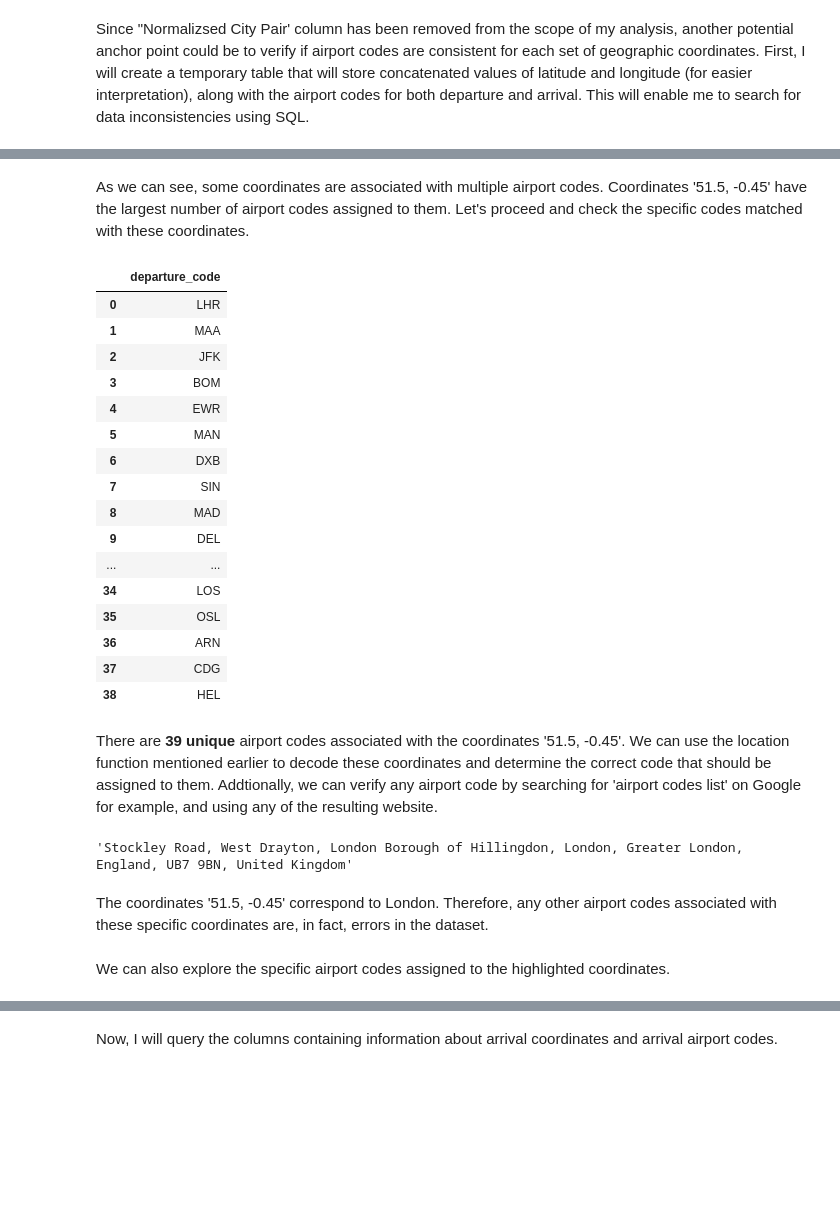
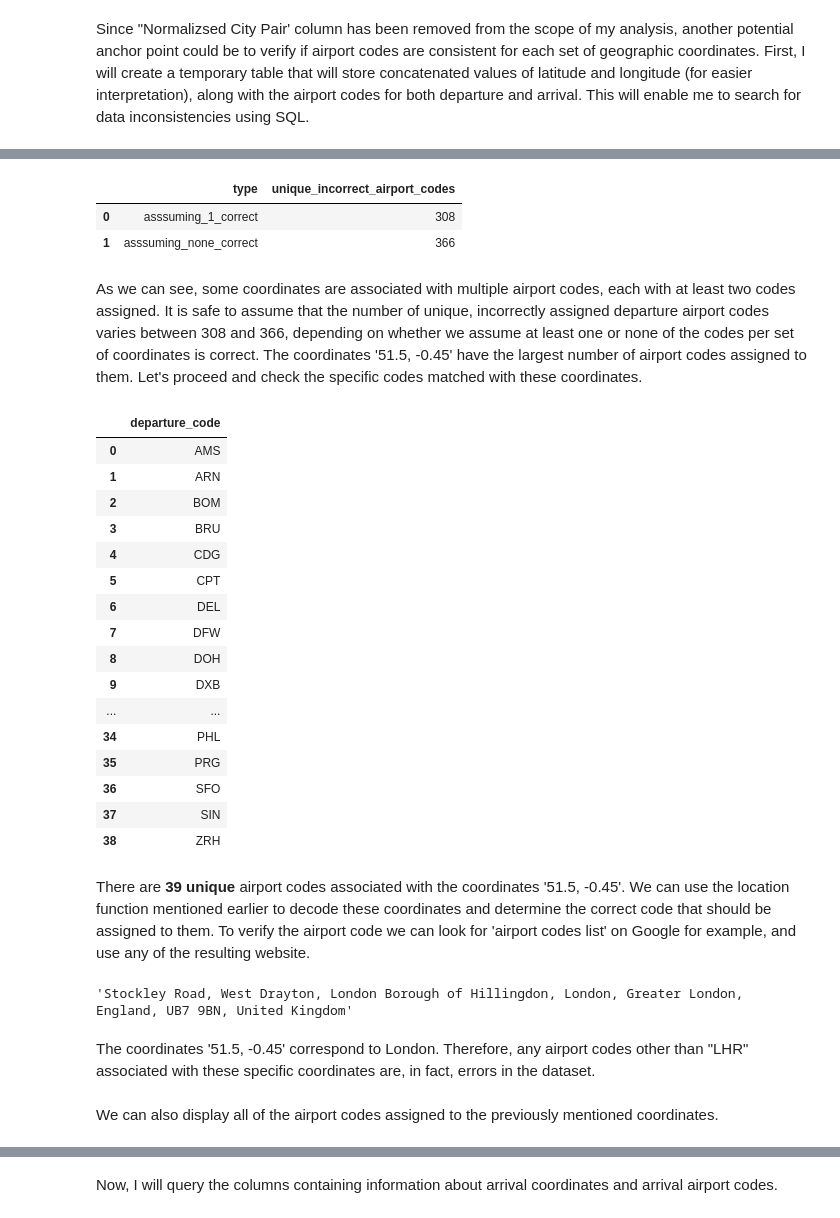
Before and after one commit to piotr-dziurny/flight_distance_analysis, a Jupyter notebook: solution.ipynb, the cells around one changed output, grey strips where cells are left out. Drawn from its saved outputs; the diff is of its cells as text; code cells hidden in the pictures; blank space fills up the shorter version.

```diff
--- a/solution.ipynb
+++ b/solution.ipynb
@@ -105,8 +105,8 @@ Kosmos Road, Ekurhuleni Ward 16, Kempton Park, City of Ekurhuleni Metropolitan M
 Since "Normalizsed City Pair' column has been removed from the scope of my analysis, another potential anchor point could be to verify if airport codes are consistent for each set of geographic coordinates. First, I will create a temporary table that will store concatenated values of latitude and longitude (for easier interpretation), along with the airport codes for both departure and arrival. This will enable me to search for data inconsistencies using SQL.
 # %%
 # concatenating longitude and latitude into a single column
-data["departure_coords"] = data["Departure_lat"].astype(str) + " " + data["Departure_lon"].astype(str)
-data["arrival_coords"] = data["Arrival_lat"].astype(str) + " " + data["Arrival_lon"].astype(str)
+data["departure_coords"] = data["Departure_lat"].astype(str) + ", " + data["Departure_lon"].astype(str)
+data["arrival_coords"] = data["Arrival_lat"].astype(str) + ", " + data["Arrival_lon"].astype(str)
 # %%
 departure_code = pd.DataFrame(data["Departure Code"].copy())
 arrival_code = pd.DataFrame(data["Arrival Code"].copy())
@@ -161,39 +162,62 @@ sqldf("""
+# %%
+sqldf("""
+    SELECT 'asssuming_1_correct' AS type, SUM(count_of_distinct_departure_codes) -  COUNT(departure_coords) as unique_incorrect_airport_codes
+    FROM (
+        SELECT departure_coords, COUNT(DISTINCT departure_code) AS count_of_distinct_departure_codes
+        FROM temp_df
+        GROUP BY departure_coords
+        HAVING COUNT(DISTINCT departure_code) > 1
+    ) temp
+UNION ALL
+    SELECT 'asssuming_none_correct' AS type, SUM(count_of_distinct_departure_codes) as unique_incorrect_airport_codes
+    FROM (
+        SELECT departure_coords, COUNT(DISTINCT departure_code) AS count_of_distinct_departure_codes
+        FROM temp_df
+        GROUP BY departure_coords
+        HAVING COUNT(DISTINCT departure_code) > 1
+    ) temp
+""")
+# %% [output]
+|  | type | unique_incorrect_airport_codes |
+| 0 | asssuming_1_correct | 308 |
+| 1 | asssuming_none_correct | 366 |
 # %% [markdown]
-As we can see, some coordinates are associated with multiple airport codes. Coordinates '51.5, -0.45' have the largest number of airport codes assigned to them. Let's proceed and check the specific codes matched with these coordinates.
+As we can see, some coordinates are associated with multiple airport codes, each with at least two codes assigned. It is safe to assume that the number of unique, incorrectly assigned departure airport codes varies between 308 and 366, depending on whether we assume at least one or none of the codes per set of coordinates is correct. The coordinates '51.5, -0.45' have the largest number of airport codes assigned to them. Let's proceed and check the specific codes matched with these coordinates.
 # %%
 sqldf("""
     SELECT DISTINCT departure_code
     FROM temp_df
-    WHERE departure_coords LIKE '51.5 -0.45'
+    WHERE departure_coords = '51.5, -0.45'
+    ORDER BY departure_code
 """)
 # %% [output]
 |  | departure_code |
-| 0 | LHR |
-| 1 | MAA |
-| 2 | JFK |
-| 3 | BOM |
-| 4 | EWR |
-| 5 | MAN |
-| 6 | DXB |
-| 7 | SIN |
-| 8 | MAD |
-| 9 | DEL |
+| 0 | AMS |
+| 1 | ARN |
+| 2 | BOM |
+| 3 | BRU |
+| 4 | CDG |
+| 5 | CPT |
+| 6 | DEL |
+| 7 | DFW |
+| 8 | DOH |
+| 9 | DXB |
 | ... | ... |
-| 34 | LOS |
-| 35 | OSL |
-| 36 | ARN |
-| 37 | CDG |
-| 38 | HEL |
+| 34 | PHL |
+| 35 | PRG |
+| 36 | SFO |
+| 37 | SIN |
+| 38 | ZRH |
 # %% [markdown]
-There are **39 unique** airport codes associated with the coordinates '51.5, -0.45'. We can use the location function mentioned earlier to decode these coordinates and determine the correct code that should be assigned to them. Addtionally, we can verify any airport code by searching for 'airport codes list' on Google for example, and using any of the resulting website.
+There are **39 unique** airport codes associated with the coordinates '51.5, -0.45'. We can use the location function mentioned earlier to decode these coordinates and determine the correct code that should be assigned to them. To verify the airport code we can look for 'airport codes list' on Google for example, and use any of the resulting website.
 # %%
 location("51.5 -0.45")
 # %% [output]
 'Stockley Road, West Drayton, London Borough of Hillingdon, London, Greater London, England, UB7 9BN, United Kingdom'
 # %% [markdown]
-The coordinates '51.5, -0.45' correspond to London. Therefore, any other airport codes associated with these specific coordinates are, in fact, errors in the dataset.
+The coordinates '51.5, -0.45' correspond to London. Therefore, any airport codes other than "LHR" associated with these specific coordinates are, in fact, errors in the dataset.
 # %% [markdown]
-We can also explore the specific airport codes assigned to the highlighted coordinates.
+We can also display all of the airport codes assigned to the previously mentioned coordinates.
 # %%
 sqldf("""
     SELECT departure_coords, GROUP_CONCAT(DISTINCT departure_code) AS departure_codes
```
Also changed, not shown: parts of 8 cells of this notebook, 1 other file.
